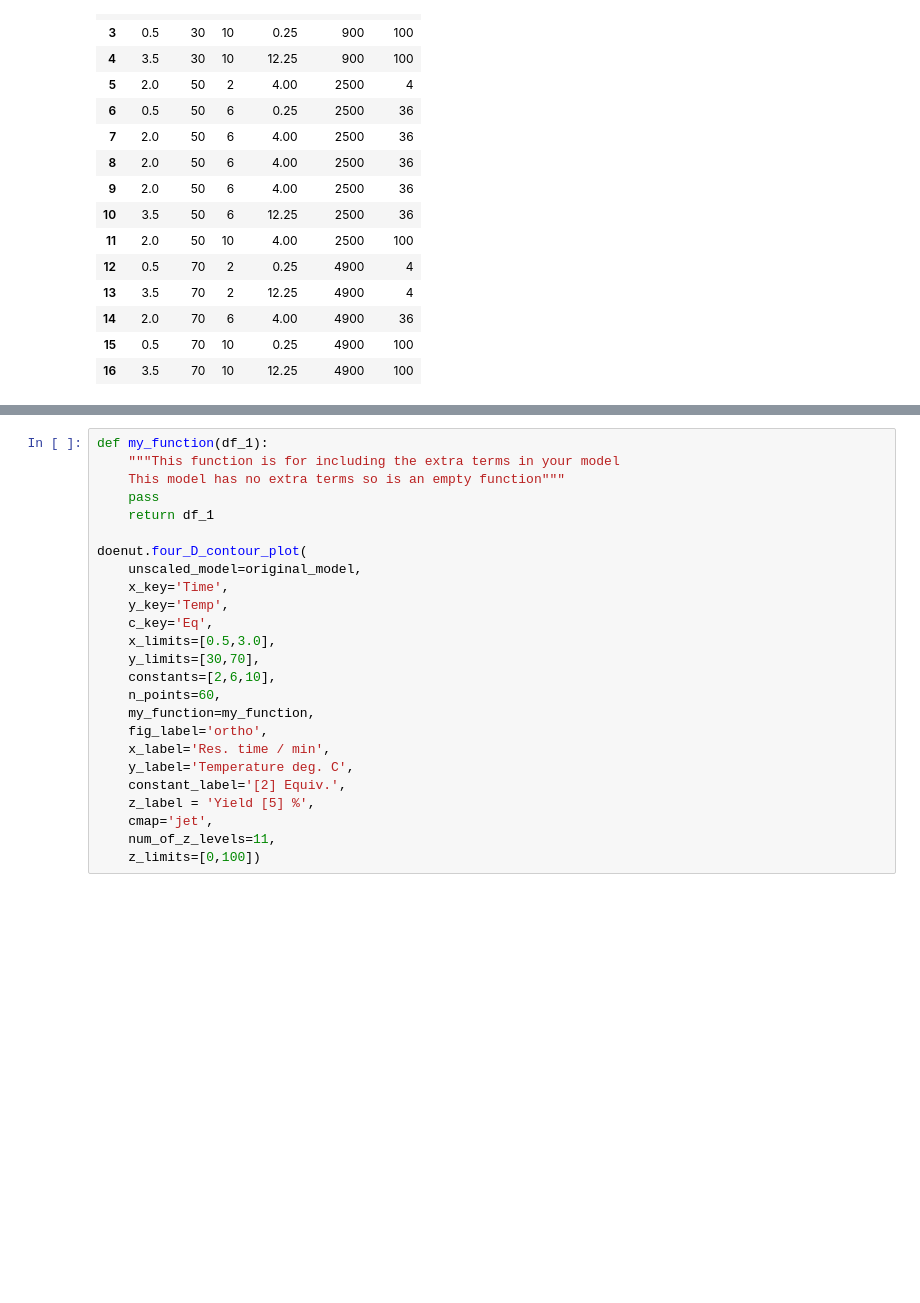
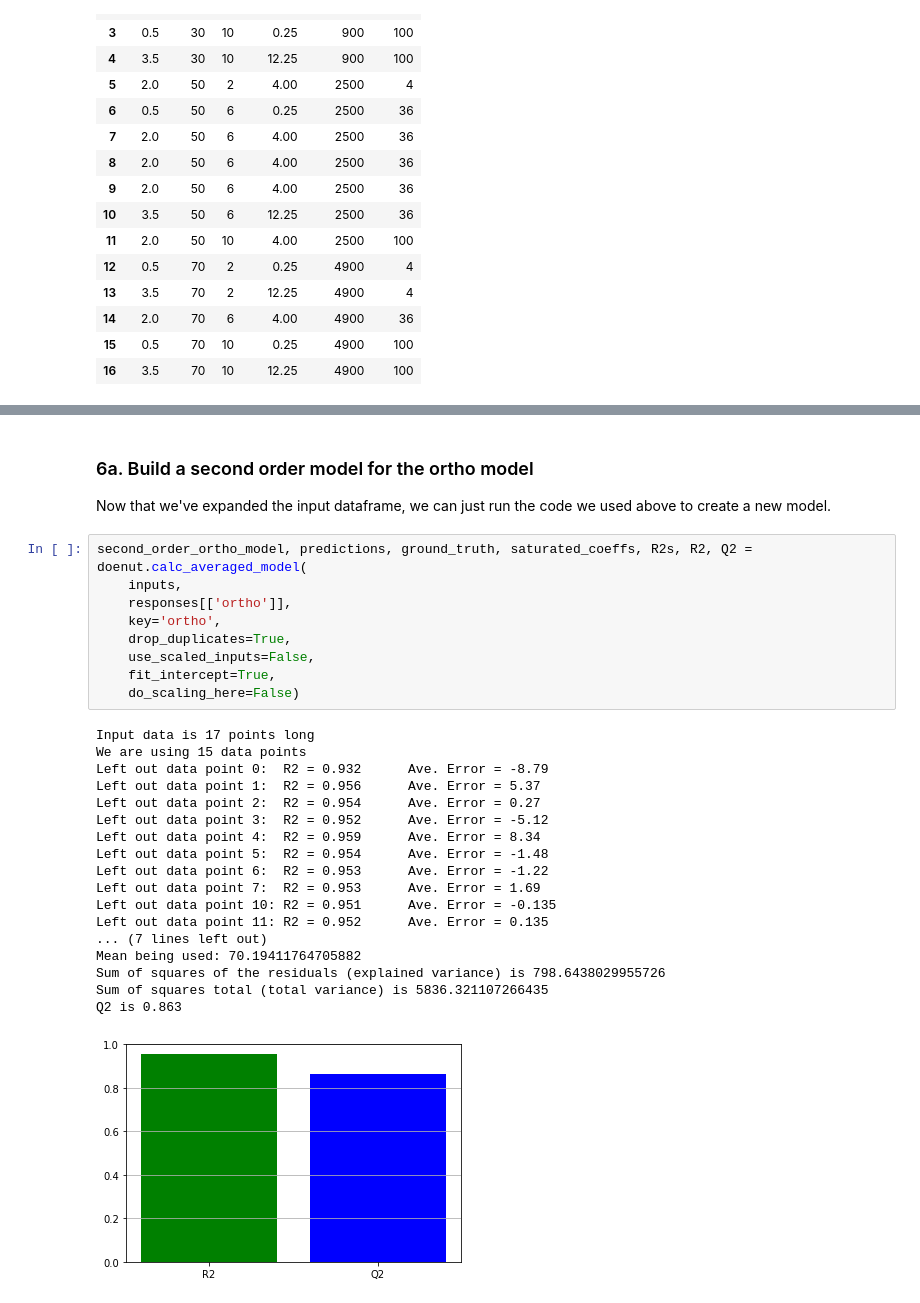
Before and after one commit to ellagale/doenut, a Jupyter notebook: 3rd Year Lab Design of Experiments for Flow Chemistry.ipynb, the cells around one changed output, grey strips where cells are left out. Saved outputs shown, nothing was run; the diff lists cells and outputs as text; blank space fills up the shorter version.

```diff
--- a/3rd Year Lab Design of Experiments for Flow Chemistry.ipynb
+++ b/3rd Year Lab Design of Experiments for Flow Chemistry.ipynb
@@ -968,25 +576,32 @@ doenut.four_D_contour_plot(
-# %%
-def my_function(df_1):
-    """This function is for including the extra terms in your model
-    This model has no extra terms so is an empty function"""
-    pass
-    return df_1
-
-doenut.four_D_contour_plot(
-    unscaled_model=original_model,
-    x_key='Time',
-    y_key='Temp',
-    c_key='Eq',
-    x_limits=[0.5,3.0],
-    y_limits=[30,70],
-    constants=[2,6,10],
-    n_points=60,
-    my_function=my_function,
-    fig_label='ortho',
-    x_label='Res. time / min',
-    y_label='Temperature deg. C',
-    constant_label='[2] Equiv.',
-    z_label = 'Yield [5] %',
-    cmap='jet',
-    num_of_z_levels=11,
-    z_limits=[0,100])
+# %% [markdown]
+### 6a. Build a second order model for the ortho model
+
+Now that we've expanded the input dataframe, we can just run the code we used above to create a new model.
+# %%
+second_order_ortho_model, predictions, ground_truth, saturated_coeffs, R2s, R2, Q2 = doenut.calc_averaged_model(
+    inputs,
+    responses[['ortho']],
+    key='ortho',
+    drop_duplicates=True,
+    use_scaled_inputs=False,
+    fit_intercept=True,
+    do_scaling_here=False)
+# %% [output]
+Input data is 17 points long
+We are using 15 data points
+Left out data point 0:  R2 = 0.932      Ave. Error = -8.79
+Left out data point 1:  R2 = 0.956      Ave. Error = 5.37
+Left out data point 2:  R2 = 0.954      Ave. Error = 0.27
+Left out data point 3:  R2 = 0.952      Ave. Error = -5.12
+Left out data point 4:  R2 = 0.959      Ave. Error = 8.34
+Left out data point 5:  R2 = 0.954      Ave. Error = -1.48
+Left out data point 6:  R2 = 0.953      Ave. Error = -1.22
+Left out data point 7:  R2 = 0.953      Ave. Error = 1.69
+Left out data point 10: R2 = 0.951      Ave. Error = -0.135
+Left out data point 11: R2 = 0.952      Ave. Error = 0.135
+... (7 lines left out)
+Mean being used: 70.19411764705882
+Sum of squares of the residuals (explained variance) is 798.6438029955726
+Sum of squares total (total variance) is 5836.321107266435
+Q2 is 0.863
+[figure, added]
```
Also changed, not shown: parts of 90 cells of this notebook, 2 other files.
